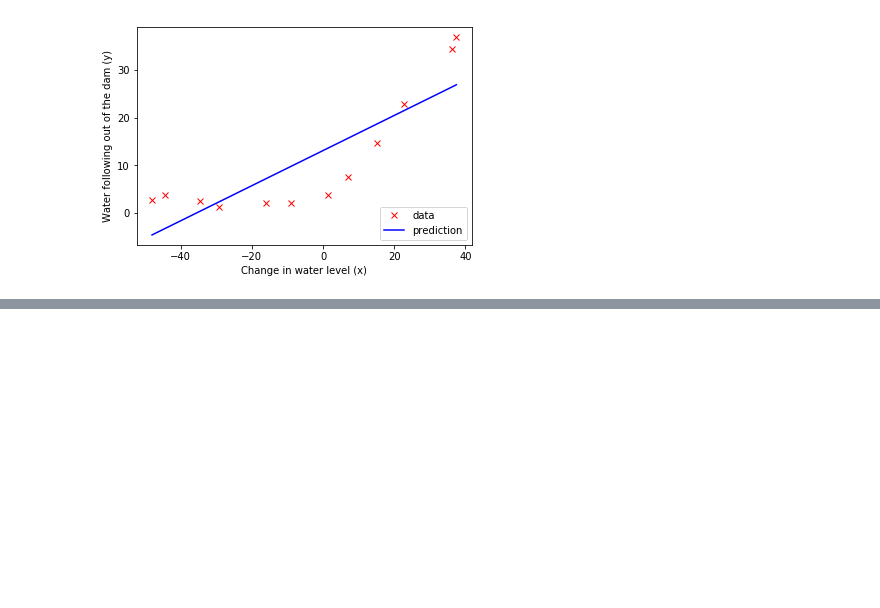
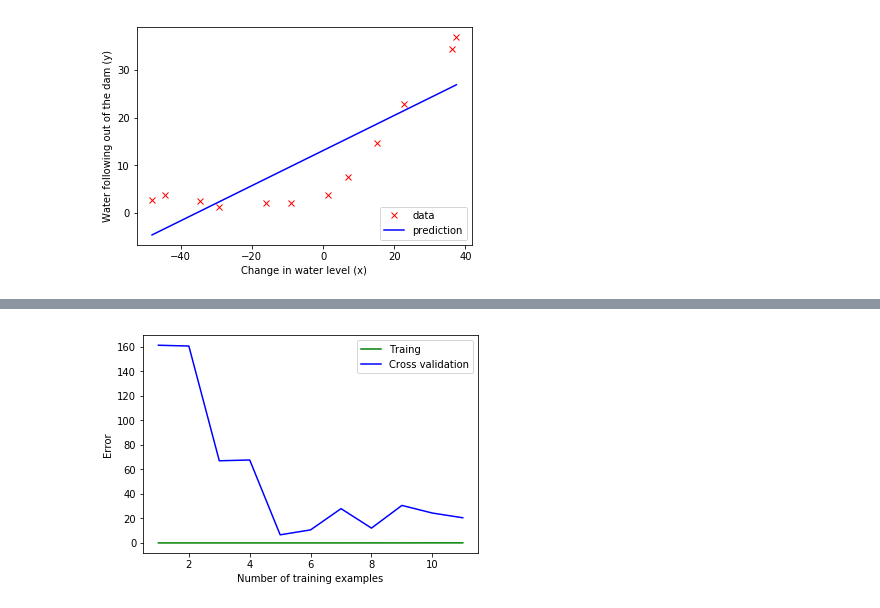
Before and after one commit to ngxbac/machine_learning_coursera, a Jupyter notebook: ex5_python/ex5.ipynb, the cells around one changed output, grey strips where cells are left out. Drawn from its saved outputs; the diff is of its cells as text; code cells hidden in the pictures; blank space fills up the shorter version.

```diff
--- a/ex5_python/ex5.ipynb
+++ b/ex5_python/ex5.ipynb
@@ -100,0 +166,11 @@ plt.show()
+# %%
+error_train, error_val = learningCurve(X_poly, y, X_poly_val, yval, lamda)
+training_set = range(1, X.shape[0]);
+plt.plot(training_set, error_train, 'g', label="Traing")
+plt.plot(training_set, error_val, 'b', label = "Cross validation")
+plt.xlabel("Number of training examples")
+plt.ylabel("Error")
+plt.legend(loc = 1)
+plt.show()
+# %% [output]
+[figure, added]
```
Also changed, not shown: parts of 5 cells of this notebook.
